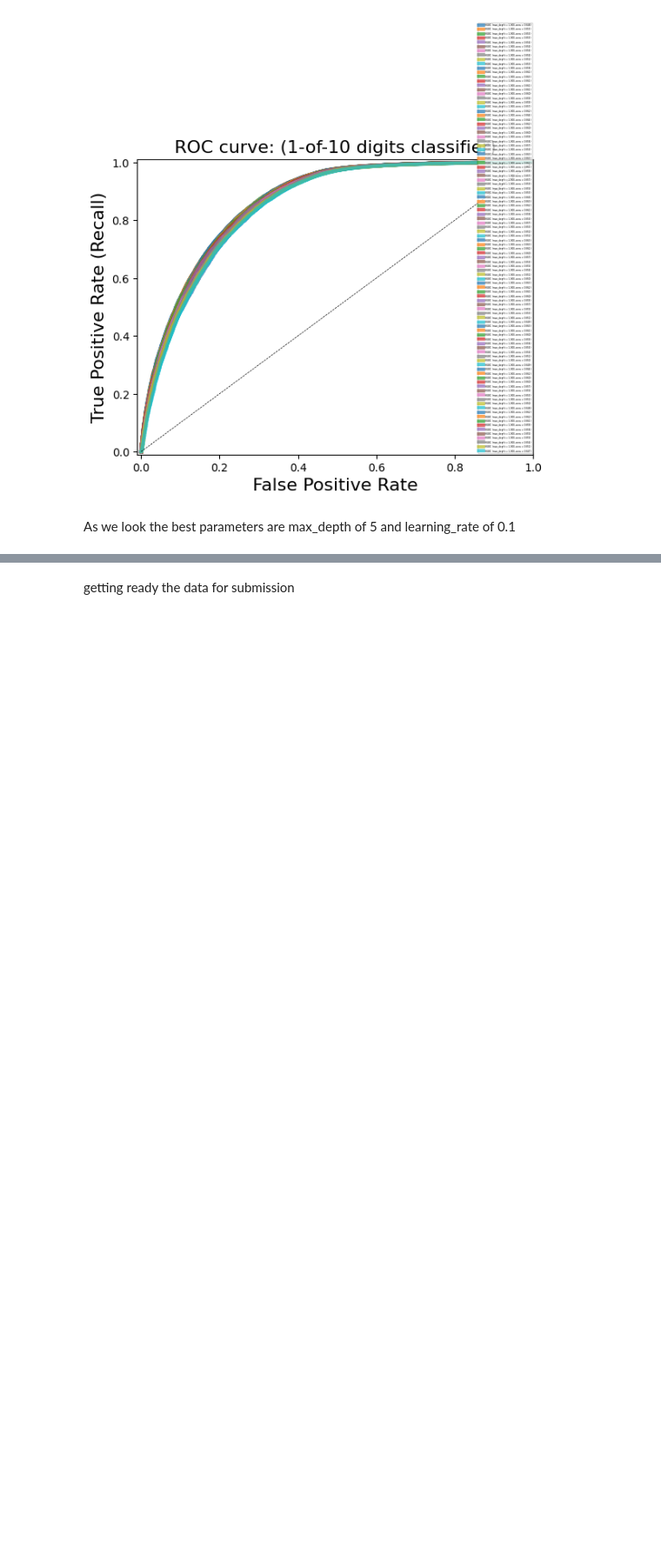
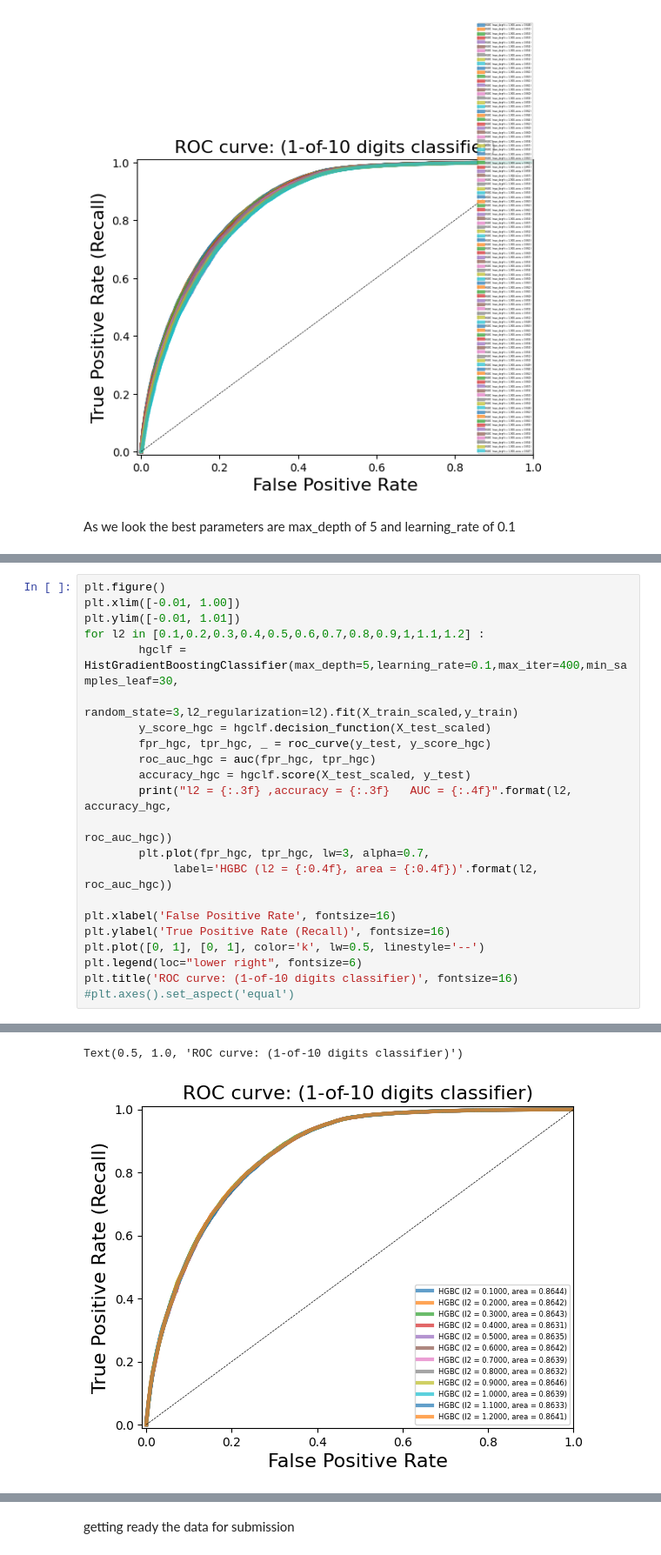
Before and after one commit to I-STALKER-I/Binary-Prediction-of-Smoker-Status-using-Bio-Signals, a Jupyter notebook: model.ipynb, the cells around one changed output, grey strips where cells are left out. Shown at 87% size. Drawn from its saved outputs; the diff is of its cells as text; blank space fills up the shorter version.

```diff
--- a/model.ipynb
+++ b/model.ipynb
@@ -236,0 +343,23 @@ hgclf = HistGradientBoostingClassifier(max_depth=5,learning_rate=0.1,max_iter=30
+# %%
+plt.figure()
+plt.xlim([-0.01, 1.00])
+plt.ylim([-0.01, 1.01])
+for l2 in [0.1,0.2,0.3,0.4,0.5,0.6,0.7,0.8,0.9,1,1.1,1.2] :
+        hgclf = HistGradientBoostingClassifier(max_depth=5,learning_rate=0.1,max_iter=400,min_samples_leaf=30,
+                                               random_state=3,l2_regularization=l2).fit(X_train_scaled,y_train)
+        y_score_hgc = hgclf.decision_function(X_test_scaled)
+        fpr_hgc, tpr_hgc, _ = roc_curve(y_test, y_score_hgc)
+        roc_auc_hgc = auc(fpr_hgc, tpr_hgc)
+        accuracy_hgc = hgclf.score(X_test_scaled, y_test)
+        print("l2 = {:.3f} ,accuracy = {:.3f}   AUC = {:.4f}".format(l2, accuracy_hgc,
+                                                                    roc_auc_hgc))
+        plt.plot(fpr_hgc, tpr_hgc, lw=3, alpha=0.7,
+             label='HGBC (l2 = {:0.4f}, area = {:0.4f})'.format(l2, roc_auc_hgc))
+
+plt.xlabel('False Positive Rate', fontsize=16)
+plt.ylabel('True Positive Rate (Recall)', fontsize=16)
+plt.plot([0, 1], [0, 1], color='k', lw=0.5, linestyle='--')
+plt.legend(loc="lower right", fontsize=6)
+plt.title('ROC curve: (1-of-10 digits classifier)', fontsize=16)
+#plt.axes().set_aspect('equal')
+# %% [output]
@@ -236,0 +378,2 @@ hgclf = HistGradientBoostingClassifier(max_depth=5,learning_rate=0.1,max_iter=30
+Text(0.5, 1.0, 'ROC curve: (1-of-10 digits classifier)')
+[figure, added]
```
Also changed, not shown: parts of 7 cells of this notebook, 1 other file.
